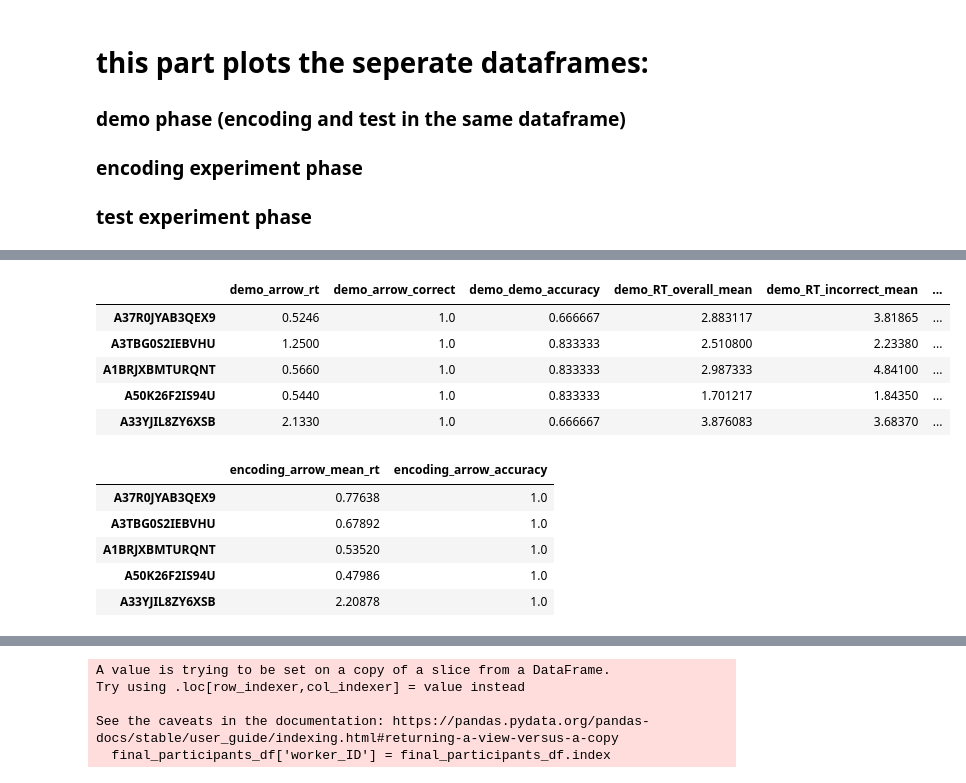
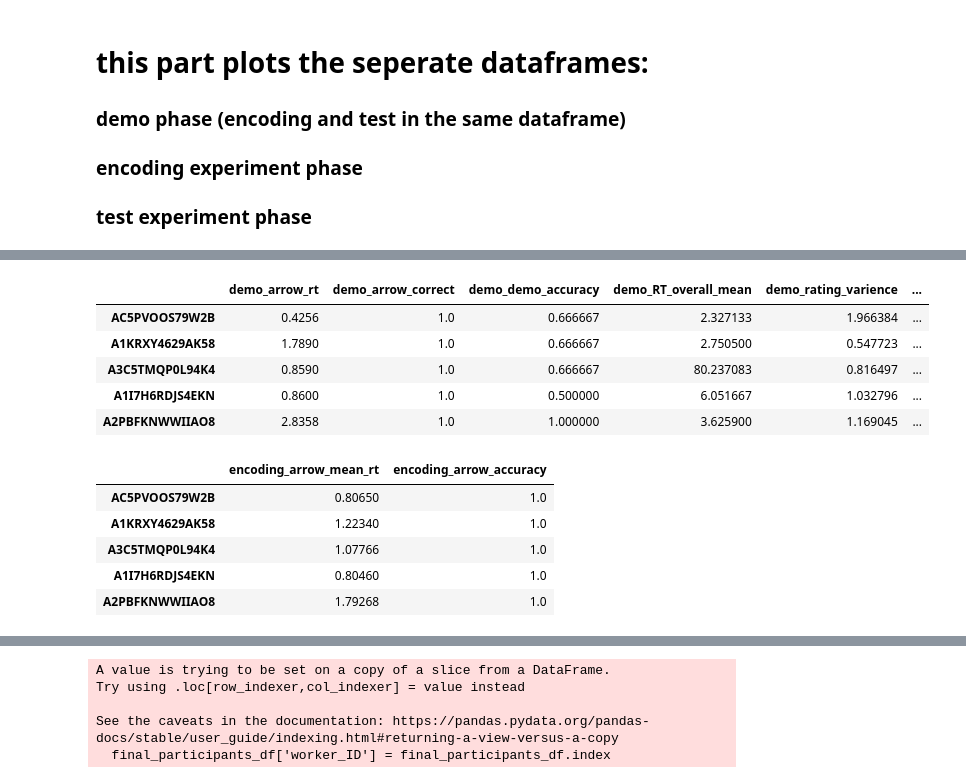
Before and after one commit to edenjenzohar/visual_memory_representation, a Jupyter notebook: functions/multicategory memory representation/experiment analysis/parse_results_same_day_encoding_and_testing.ipynb, the cells around one changed output, grey strips where cells are left out. Saved outputs shown, nothing was run; the diff lists cells and outputs as text; code cells hidden in the pictures.

```diff
--- a/functions/multicategory memory representation/experiment analysis/parse_results_same_day_encoding_and_testing.ipynb
+++ b/functions/multicategory memory representation/experiment analysis/parse_results_same_day_encoding_and_testing.ipynb
@@ -10,10 +11,11 @@ from random import sample
 #define the relevant path to the current batch you wish to parse
 gap_name='pilot_same_day' #dont change this as this parsing sciprt only handles the same day batches.
 
-project_name='birds'
+project_name='multicategory'
 experiment_name='experiment 1'
-batch_name='batch 1'
-qualification_method='strict'
+batch_name='batch 2'
+qualification_method='loose'
+qualification_name_for_entire_experiment='UPDATE-completed multicategory memory test'
 
 PATH_TO_BATCH=path.Path.cwd().parent.parent.parent / 'projects' / project_name / experiment_name / 'collected data' / gap_name / batch_name
 PATH_TO_BATCH_DATA = PATH_TO_BATCH / 'data'
@@ -201,7 +195,7 @@ def process_worker_results(PATH_TO_BATCH_DATA,subject_name):
 
 
     #extract the demo test columns:
-    demo_test_columns=['demo_test_response.keys','demo_test_response.corr','demo_test_response.rt','demo_test_loop.thisTrialN','DemoImage1','DemoImage2','DemoCorrectTest']
+    demo_test_columns=['demo_test_response.keys','demo_test_response.corr','demo_test_response.rt','demo_test_loop.thisTrialN','DemoImage1','DemoImage2','DemoCorrectTest','demo_bar_2.response']
     sub_demo_test_information=cur_sub[demo_test_columns]
     empty_inds=sub_demo_test_information.loc[sub_demo_test_information.isnull().apply(lambda x: all(x), axis=1)].index
     #drop irrelevant columns:
@@ -217,7 +211,7 @@ def process_worker_results(PATH_TO_BATCH_DATA,subject_name):
         cur_sub['test_encoding_response.rt']=np.nan
 
 
-    encoding_related_columns=['test_encoding_response.keys','test_encoding_response.corr','trials.thisTrialN','target_image','pair','layer','correct','test_encoding_response.rt','key_resp_end.keys']
+    encoding_related_columns=['test_encoding_response.keys','test_encoding_response.corr','trials.thisTrialN','target','category','correct','test_encoding_response.rt','key_resp_end.keys']
     sub_encoding_information=cur_sub[encoding_related_columns]
     #encoding section ends with a key press of the space key: so seperate this phase by finding this space key row
     end_of_section_ind=np.where(sub_encoding_information['key_resp_end.keys']=='space')[0][0]
@@ -227,7 +221,7 @@ def process_worker_results(PATH_TO_BATCH_DATA,subject_name):
     sub_encoding_information=sub_encoding_information.drop(index=empty_inds).reset_index()
 
     #extract real experiment TEST related information:
-    test_related_columns=['layer','correct','test_test_response.keys','test_test_response.corr','test_test_response.rt','trials_2.thisRepN','trials_2.thisTrialN','trials_2.thisN','trials_2.thisIndex','trials_2.ran','image1','image2']
+    test_related_columns=['layer','correct','test_test_response.keys','test_test_response.corr','test_test_response.rt','trials_2.thisRepN','trials_2.thisTrialN','trials_2.thisN','trials_2.thisIndex','trials_2.ran','image1','image2','bar_2.response']
     sub_test_information=cur_sub[test_related_columns].iloc[end_of_section_ind+2:-1]
 
 
@@ -337,39 +367,44 @@ for cur_subject in all_subjects_demo_df['subject'].unique():
     else:
         all_subjects_summary_demo_info.loc[cur_subject,'arrow_rt']=curr_subjects_summary_demo_info['demo_encoding_response.rt'].values
         if all(curr_subjects_summary_demo_info['DemoCorrect']==curr_subjects_summary_demo_info['demo_encoding_response.keys']):
             all_subjects_summary_demo_info.loc[cur_subject,'arrow_correct']=1
         else:
             all_subjects_summary_demo_info.loc[cur_subject,'arrow_correct']=0
 
 
     #get the correctness of the demo testing phase:
     cur_sub_demo_test_performence=cur_sub_demo_encoding[['DemoCorrectTest','demo_test_response.keys','demo_test_response.rt']].copy().dropna()
     test_match_df=pd.DataFrame(columns=['arrow_correct'],data=cur_sub_demo_test_performence['DemoCorrectTest']==cur_sub_demo_test_performence['demo_test_response.keys'])
     test_match_df['demo_test_response.rt']=cur_sub_demo_test_performence['demo_test_response.rt']
     accuracy=test_match_df['arrow_correct'].mean()
     mean_rt=test_match_df['demo_test_response.rt'].mean()
     correct_and_incorrect_rts=test_match_df.groupby('arrow_correct').aggregate({'demo_test_response.rt':'mean'})
+
+    # rating
+    rating_var = cur_sub_demo_encoding['demo_bar_2.response'].std()
+
     #update the summary info row:
     all_subjects_summary_demo_info.loc[cur_subject,'demo_accuracy']=accuracy
     all_subjects_summary_demo_info.loc[cur_subject,'RT_overall_mean']=mean_rt
+    all_subjects_summary_demo_info.loc[cur_subject,'rating_varience']=rating_var
     all_subjects_summary_demo_info.loc[cur_subject,['RT_incorrect_mean','RT_correct_mean']]=np.nan
 
     if False in correct_and_incorrect_rts.index:
         all_subjects_summary_demo_info.loc[cur_subject,'RT_incorrect_mean']=correct_and_incorrect_rts.loc[False].values[0]
     if True in correct_and_incorrect_rts.index:
         all_subjects_summary_demo_info.loc[cur_subject,'RT_correct_mean']=correct_and_incorrect_rts.loc[True].values[0]
 
 
 #add a prefix to column names:
 all_subjects_summary_demo_info.columns=['demo_'+col for col in all_subjects_summary_demo_info.columns]
 all_subjects_summary_demo_info.head(5)
 # %% [output]
-|  | demo_arrow_rt | demo_arrow_correct | demo_demo_accuracy | demo_RT_overall_mean | demo_RT_incorrect_mean | ... |
-| A37R0JYAB3QEX9 | 0.5246 | 1.0 | 0.666667 | 2.883117 | 3.81865 | ... |
-| A3TBG0S2IEBVHU | 1.2500 | 1.0 | 0.833333 | 2.510800 | 2.23380 | ... |
-| A1BRJXBMTURQNT | 0.5660 | 1.0 | 0.833333 | 2.987333 | 4.84100 | ... |
-| A50K26F2IS94U | 0.5440 | 1.0 | 0.833333 | 1.701217 | 1.84350 | ... |
-| A33YJIL8ZY6XSB | 2.1330 | 1.0 | 0.666667 | 3.876083 | 3.68370 | ... |
+|  | demo_arrow_rt | demo_arrow_correct | demo_demo_accuracy | demo_RT_overall_mean | demo_rating_varience | ... |
+| AC5PVOOS79W2B | 0.4256 | 1.0 | 0.666667 | 2.327133 | 1.966384 | ... |
+| A1KRXY4629AK58 | 1.7890 | 1.0 | 0.666667 | 2.750500 | 0.547723 | ... |
+| A3C5TMQP0L94K4 | 0.8590 | 1.0 | 0.666667 | 80.237083 | 0.816497 | ... |
+| A1I7H6RDJS4EKN | 0.8600 | 1.0 | 0.500000 | 6.051667 | 1.032796 | ... |
+| A2PBFKNWWIIAO8 | 2.8358 | 1.0 | 1.000000 | 3.625900 | 1.169045 | ... |
 # %%
 #this part extract summary information from the experiment encoding phase: attention check accuracy and timings:
 all_subjects_summary_encoding_info=pd.DataFrame(index=list(all_subjects_encoding_df['subject'].unique()))
@@ -394,11 +429,11 @@ all_subjects_summary_encoding_info.columns=['encoding_'+col for col in all_subje
 all_subjects_summary_encoding_info.head(5)
 # %% [output]
 |  | encoding_arrow_mean_rt | encoding_arrow_accuracy |
-| A37R0JYAB3QEX9 | 0.77638 | 1.0 |
-| A3TBG0S2IEBVHU | 0.67892 | 1.0 |
-| A1BRJXBMTURQNT | 0.53520 | 1.0 |
-| A50K26F2IS94U | 0.47986 | 1.0 |
-| A33YJIL8ZY6XSB | 2.20878 | 1.0 |
+| AC5PVOOS79W2B | 0.80650 | 1.0 |
+| A1KRXY4629AK58 | 1.22340 | 1.0 |
+| A3C5TMQP0L94K4 | 1.07766 | 1.0 |
+| A1I7H6RDJS4EKN | 0.80460 | 1.0 |
+| A2PBFKNWWIIAO8 | 1.79268 | 1.0 |
 # %%
 #this part extract summary information from the experiment testing phase: attention check accuracy and timings:
 all_subjects_summary_testing_info=pd.DataFrame(index=list(all_subjects_test_df['subject'].unique()))
```
Also changed, not shown: parts of 41 cells of this notebook.
